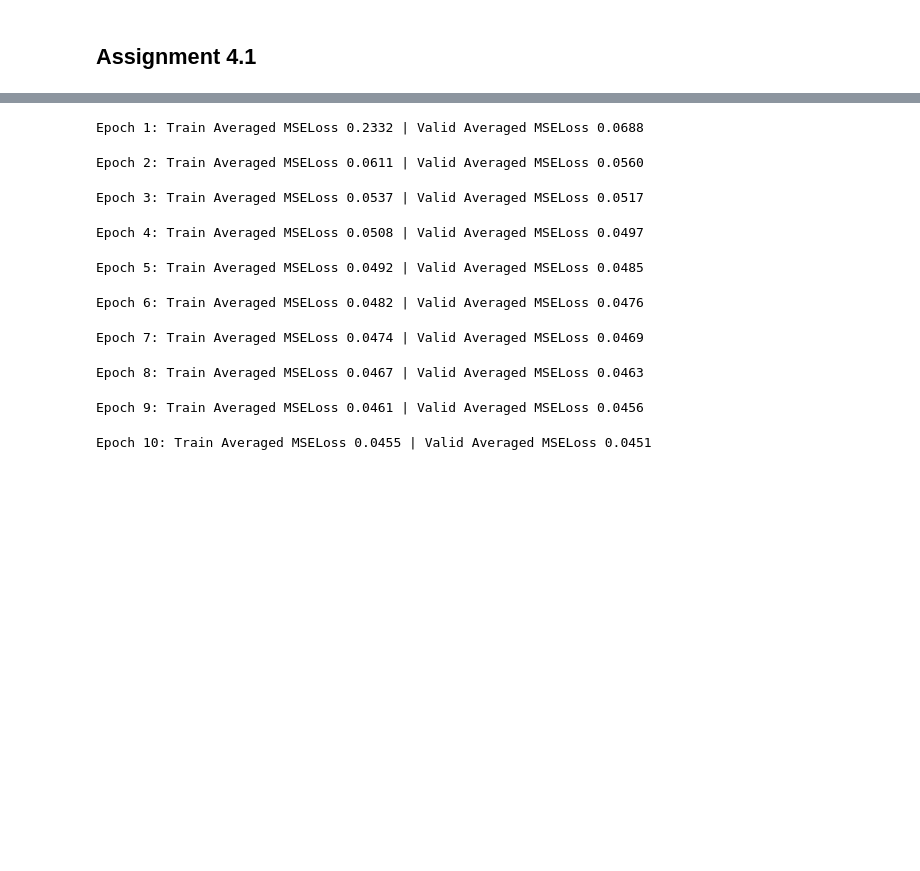
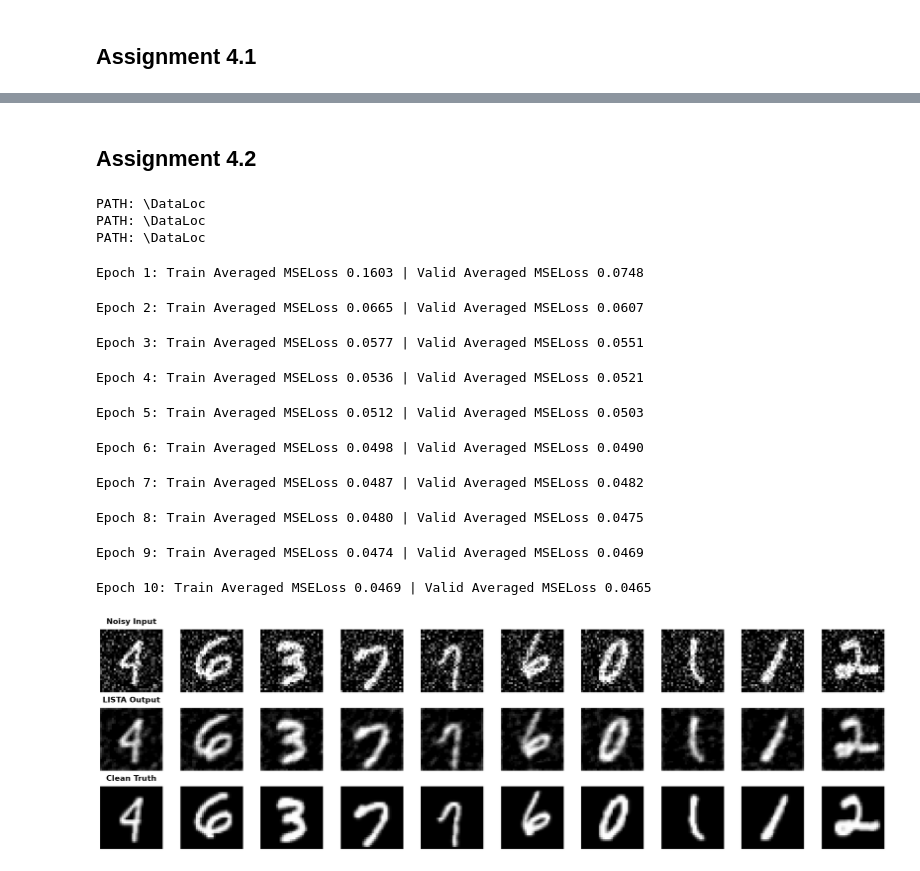
Before and after one commit to Christian-Stefan/ISTA-and-LISTA-, a Jupyter notebook: assignment4_4.1.ipynb, the cells around one changed output, grey strips where cells are left out. Saved outputs shown, nothing was run; the diff lists cells and outputs as text; code cells hidden in the pictures; blank space fills up the shorter version.

```diff
--- a/assignment4_4.1.ipynb
+++ b/assignment4_4.1.ipynb
@@ -152,3 +121,5 @@ PLT.imshow(ista_reconstructions[0].detach().squeeze())
+# %% [markdown]
+## Assignment 4.2
 # %%
 # TODO Create parser
 train, valid, test = create_dataloaders(batch_size=64, data_loc='\DataLoc')
@@ -156,7 +127,7 @@ model = LISTA(1, 1, 3)
 optim = SGD(model.parameters(), lr=0.001)
 loss_fn = nn.MSELoss()
 epochs:int = 10
-train_history, val_history = [], []
+train_history, val_history, new_best = [], [], 0
 
 for epoch in range(epochs):
     ### 1. Training == ######
@@ -175,8 +146,8 @@ for epoch in range(epochs):
         _loss = loss_fn(_rec, x_clean)
         # 1.3
         # Calculate the gradients and update the weights
-        _loss.backward()
-        optim.step()
+        _loss.backward() # Backprop
+        optim.step() # Gradient step
 
         reconstruction_acc_train+=_loss.item()
 
@@ -198,41 +169,66 @@ for epoch in range(epochs):
     train_history.append(batch_rec_acc_train)
     batch_rec_acc_valid = reconstruction_acc_val/len(valid)
     val_history.append(batch_rec_acc_valid)
+    best = batch_rec_acc_valid
 
-    # Minor formatting fix: displaying epoch+1 so it reads 1-10 instead of 0-9
+    # Informative prints
     print(f"Epoch {epoch+1}: Train Averaged MSELoss {batch_rec_acc_train:.4f} | Valid Averaged MSELoss {batch_rec_acc_valid:.4f}")
+    torch.save(model.state_dict(), r'results\newest_variant.pth')
+
+    if 1-best > new_best:
+        new_best = best
+        torch.save(model.state_dict(), r'results\best_model.pth')
 # %% [output]
-Epoch 1: Train Averaged MSELoss 0.2332 | Valid Averaged MSELoss 0.0688
+PATH: \DataLoc
+PATH: \DataLoc
+PATH: \DataLoc
-Epoch 2: Train Averaged MSELoss 0.0611 | Valid Averaged MSELoss 0.0560
+Epoch 1: Train Averaged MSELoss 0.1603 | Valid Averaged MSELoss 0.0748
-Epoch 3: Train Averaged MSELoss 0.0537 | Valid Averaged MSELoss 0.0517
+Epoch 2: Train Averaged MSELoss 0.0665 | Valid Averaged MSELoss 0.0607
-Epoch 4: Train Averaged MSELoss 0.0508 | Valid Averaged MSELoss 0.0497
+Epoch 3: Train Averaged MSELoss 0.0577 | Valid Averaged MSELoss 0.0551
-Epoch 5: Train Averaged MSELoss 0.0492 | Valid Averaged MSELoss 0.0485
+Epoch 4: Train Averaged MSELoss 0.0536 | Valid Averaged MSELoss 0.0521
-Epoch 6: Train Averaged MSELoss 0.0482 | Valid Averaged MSELoss 0.0476
+Epoch 5: Train Averaged MSELoss 0.0512 | Valid Averaged MSELoss 0.0503
-Epoch 7: Train Averaged MSELoss 0.0474 | Valid Averaged MSELoss 0.0469
+Epoch 6: Train Averaged MSELoss 0.0498 | Valid Averaged MSELoss 0.0490
-Epoch 8: Train Averaged MSELoss 0.0467 | Valid Averaged MSELoss 0.0463
+Epoch 7: Train Averaged MSELoss 0.0487 | Valid Averaged MSELoss 0.0482
-Epoch 9: Train Averaged MSELoss 0.0461 | Valid Averaged MSELoss 0.0456
+Epoch 8: Train Averaged MSELoss 0.0480 | Valid Averaged MSELoss 0.0475
-Epoch 10: Train Averaged MSELoss 0.0455 | Valid Averaged MSELoss 0.0451
+Epoch 9: Train Averaged MSELoss 0.0474 | Valid Averaged MSELoss 0.0469
+Epoch 10: Train Averaged MSELoss 0.0469 | Valid Averaged MSELoss 0.0465
 # %%
-noisy_np = x_noisy_example.squeeze()
-recon_np = ista_reconstructions.squeeze()
-clean_np = x_clean_example.squeeze()
+# 1. Loading the weights and initialize the network
+model = LISTA(1, 1, 3) # NETWORK init
+weights = torch.load(r'results\best_model.pth', weights_only=True) # LOADING weights
+model.load_state_dict(weights) # INJECTING weights
+
+###### === ########
+# Evaluation Mode #
+###### === ########
+model.eval()
+with torch.no_grad():
+    x_init = torch.zeros_like(x_noisy_example)
+    lista_reconstructions = model(x=x_init, y=x_noisy_example)
+
+rec = lista_reconstructions.squeeze()
+noisy = x_noisy_example.squeeze()
+clean=x_clean_example.squeeze()
+
 # 3. Displaying required results
 fig, axes = PLT.subplots(nrows=3, ncols=10, figsize=(20, 6))
 for i in range(10):
     # ROW 1: Noisy Measurement (y)
-    axes[0, i].imshow(noisy_np[i], cmap='gray', vmin=-1, vmax=1)
+    axes[0, i].imshow(noisy[i], cmap='gray', vmin=-1, vmax=1)
     axes[0, i].axis('off')
     if i == 0: axes[0, i].set_title("Noisy Input", fontsize=14, fontweight='bold', pad=10)
 
     # ROW 2: ISTA Reconstruction (x_K)
-    axes[1, i].imshow(recon_np[i], cmap='gray', vmin=-1, vmax=1)
+    axes[1, i].imshow(rec[i], cmap='gray', vmin=-1, vmax=1)
     axes[1, i].axis('off')
-    if i == 0: axes[1, i].set_title("ISTA Output", fontsize=14, fontweight='bold', pad=10)
+    if i == 0: axes[1, i].set_title("LISTA Output", fontsize=14, fontweight='bold', pad=10)
 
     # ROW 3: Ground Truth Target (x)
-    axes[2, i].imshow(clean_np[i], cmap='gray', vmin=-1, vmax=1)
+    axes[2, i].imshow(clean[i], cmap='gray', vmin=-1, vmax=1)
     axes[2, i].axis('off')
     if i == 0: axes[2, i].set_title("Clean Truth", fontsize=14, fontweight='bold', pad=10)
 
 PLT.tight_layout()
 PLT.show()
+# %% [output]
+[figure, added]
```
Also changed, not shown: parts of 7 cells of this notebook, 4 other files.
